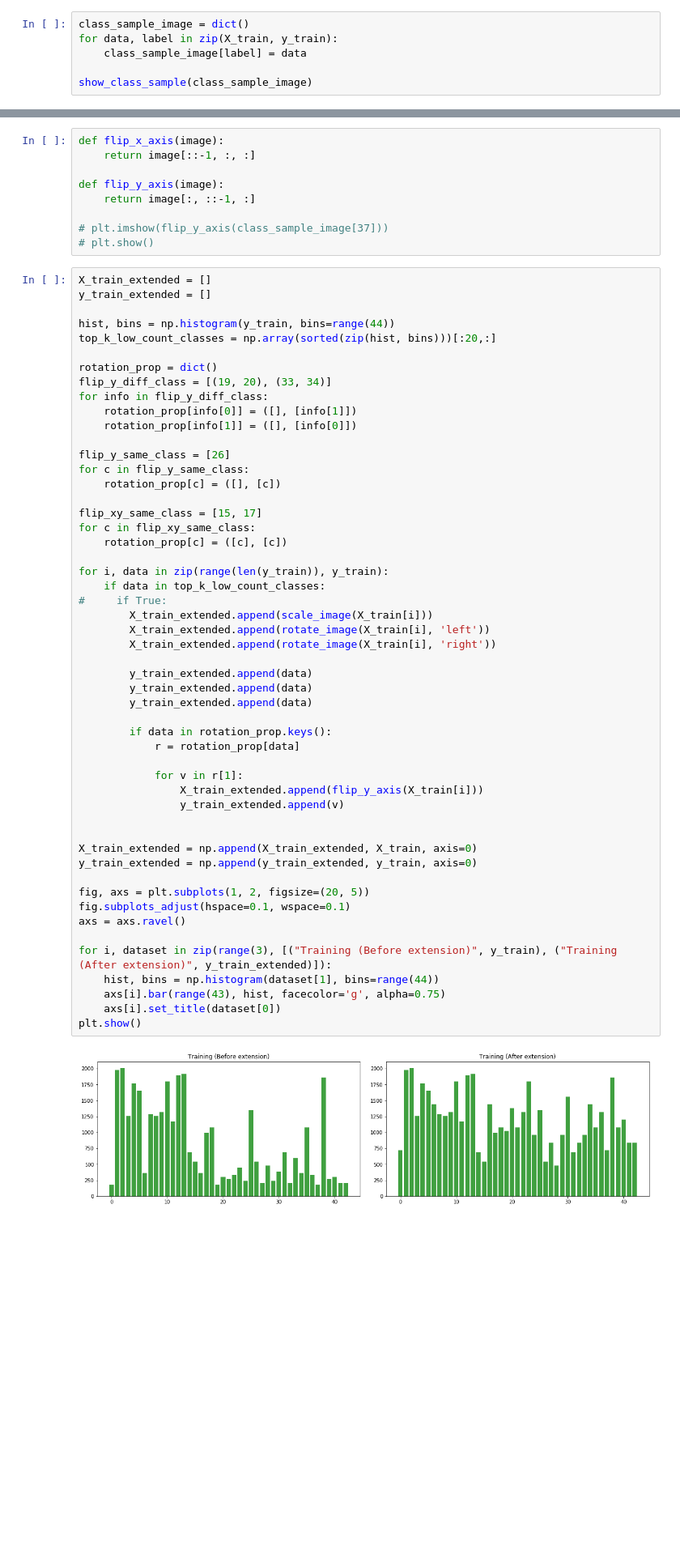
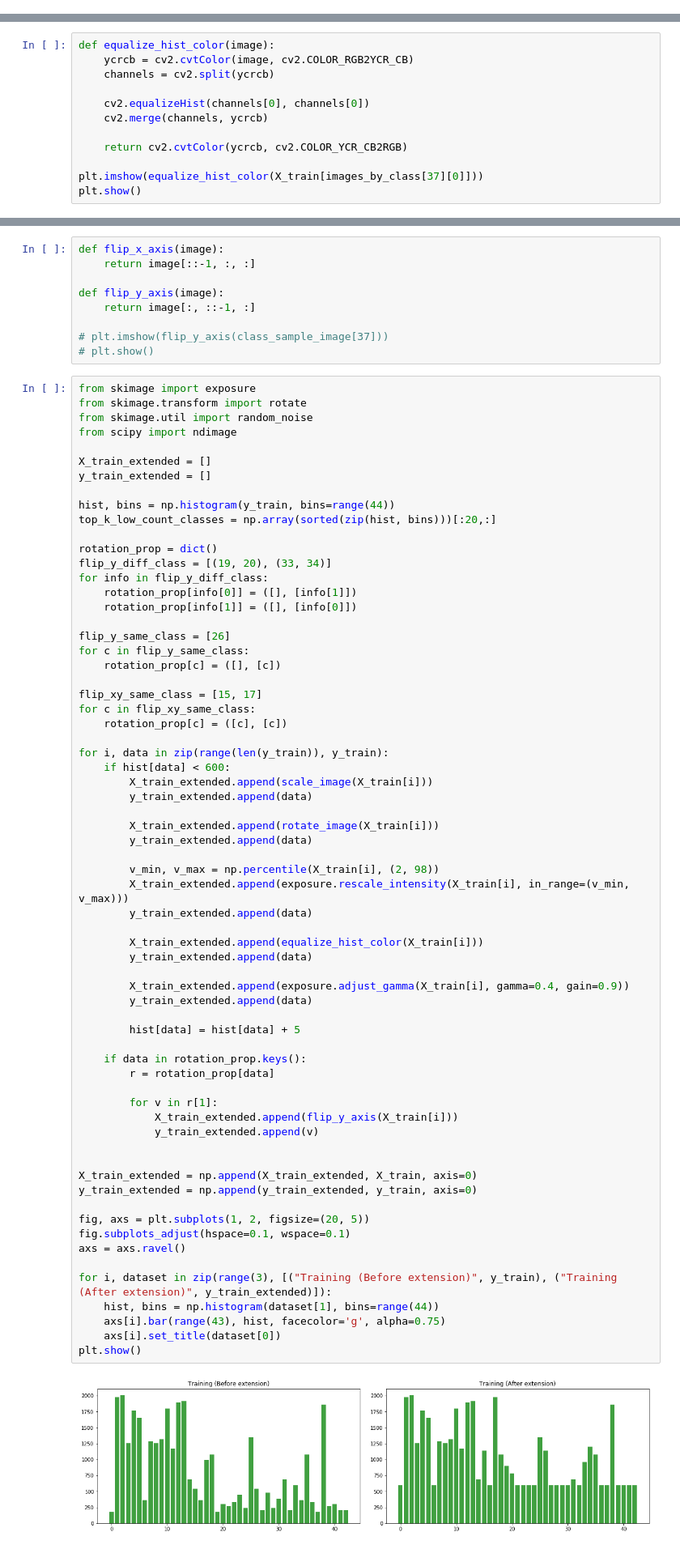
Before and after one commit to hafizur-rahman/CarND-Traffic-Sign-Classifier-Project, a Jupyter notebook: Traffic_Sign_Classifier.ipynb, the cells around one changed output, grey strips where cells are left out. Shown at 81% size. Drawn from its saved outputs; the diff is of its cells as text; blank space fills up the shorter version.

```diff
--- a/Traffic_Sign_Classifier.ipynb
+++ b/Traffic_Sign_Classifier.ipynb
@@ -195,6 +210,0 @@ def show_class_sample(class_sample_image, num_rows=5, num_cols=10):
-# %%
-class_sample_image = dict()
-for data, label in zip(X_train, y_train):
-    class_sample_image[label] = data
-
-show_class_sample(class_sample_image)
@@ -236,0 +251,12 @@ plt.show()
+# %%
+def equalize_hist_color(image):
+    ycrcb = cv2.cvtColor(image, cv2.COLOR_RGB2YCR_CB)
+    channels = cv2.split(ycrcb)
+
+    cv2.equalizeHist(channels[0], channels[0])
+    cv2.merge(channels, ycrcb)
+
+    return cv2.cvtColor(ycrcb, cv2.COLOR_YCR_CB2RGB)
+
+plt.imshow(equalize_hist_color(X_train[images_by_class[37][0]]))
+plt.show()
@@ -244,6 +272,11 @@ def flip_y_axis(image):
 # plt.imshow(flip_y_axis(class_sample_image[37]))
 # plt.show()
 # %%
+from skimage import exposure
+from skimage.transform import rotate
+from skimage.util import random_noise
+from scipy import ndimage
+
 X_train_extended = []
 y_train_extended = []
 
@@ -257,43 +290,52 @@ for info in flip_y_diff_class:
     rotation_prop[info[1]] = ([], [info[0]])
 
 flip_y_same_class = [26]
 for c in flip_y_same_class:
     rotation_prop[c] = ([], [c])
 
 flip_xy_same_class = [15, 17]
 for c in flip_xy_same_class:
     rotation_prop[c] = ([c], [c])
 
 for i, data in zip(range(len(y_train)), y_train):
-    if data in top_k_low_count_classes:
-#     if True:
+    if hist[data] < 600:
         X_train_extended.append(scale_image(X_train[i]))
-        X_train_extended.append(rotate_image(X_train[i], 'left'))
-        X_train_extended.append(rotate_image(X_train[i], 'right'))
-
-        y_train_extended.append(data)
-        y_train_extended.append(data)
         y_train_extended.append(data)
 
-        if data in rotation_prop.keys():
-            r = rotation_prop[data]
+        X_train_extended.append(rotate_image(X_train[i]))
+        y_train_extended.append(data)
 
-            for v in r[1]:
-                X_train_extended.append(flip_y_axis(X_train[i]))
-                y_train_extended.append(v)
+        v_min, v_max = np.percentile(X_train[i], (2, 98))
+        X_train_extended.append(exposure.rescale_intensity(X_train[i], in_range=(v_min, v_max)))
+        y_train_extended.append(data)
+
+        X_train_extended.append(equalize_hist_color(X_train[i]))
+        y_train_extended.append(data)
+
+        X_train_extended.append(exposure.adjust_gamma(X_train[i], gamma=0.4, gain=0.9))
+        y_train_extended.append(data)
+
+        hist[data] = hist[data] + 5
+
+    if data in rotation_prop.keys():
+        r = rotation_prop[data]
+
+        for v in r[1]:
+            X_train_extended.append(flip_y_axis(X_train[i]))
+            y_train_extended.append(v)
 
 
 X_train_extended = np.append(X_train_extended, X_train, axis=0)
 y_train_extended = np.append(y_train_extended, y_train, axis=0)
 
 fig, axs = plt.subplots(1, 2, figsize=(20, 5))
 fig.subplots_adjust(hspace=0.1, wspace=0.1)
 axs = axs.ravel()
 
 for i, dataset in zip(range(3), [("Training (Before extension)", y_train), ("Training (After extension)", y_train_extended)]):
     hist, bins = np.histogram(dataset[1], bins=range(44))
     axs[i].bar(range(43), hist, facecolor='g', alpha=0.75)
     axs[i].set_title(dataset[0])
 plt.show()
 # %% [output]
-[figure, old version]
+[figure, new version]
```
Also changed, not shown: parts of 22 cells of this notebook.
